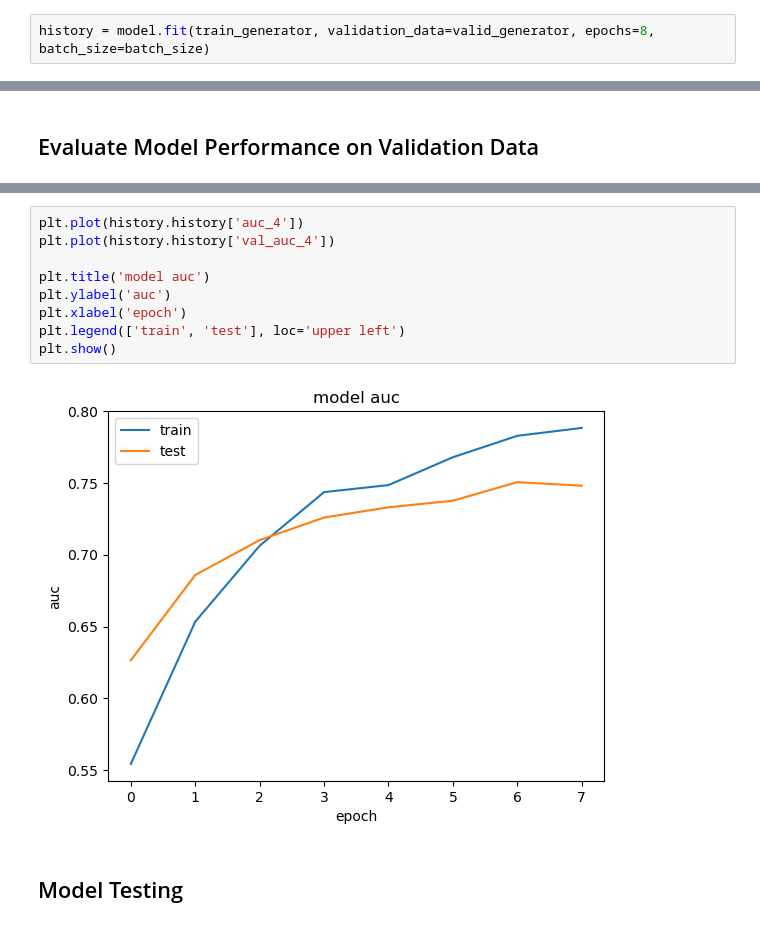
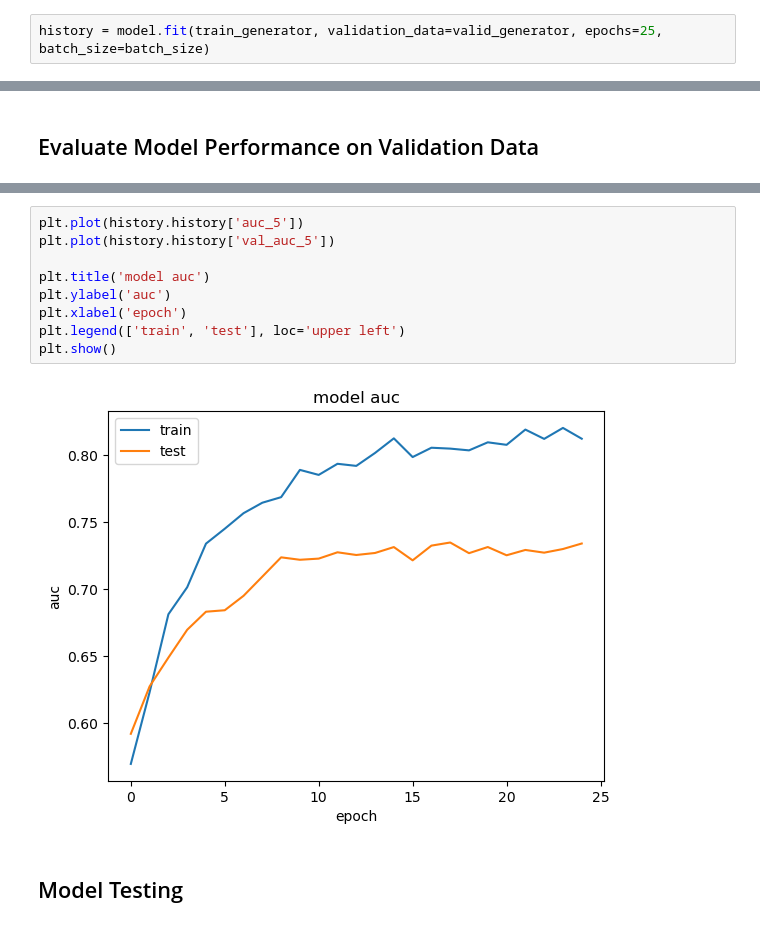
Before and after one commit to rachelwoodside/csci4155-chest-xray-model, a Jupyter notebook: cardiomegaly_only.ipynb, the cells around one changed output, grey strips where cells are left out. Drawn from its saved outputs; the diff is of its cells as text.

Commit message:
25 epoch training cardiomegaly only VGG19

```diff
--- a/cardiomegaly_only.ipynb
+++ b/cardiomegaly_only.ipynb
@@ -378,5 +378,5 @@ model = create_VGG19_model()
 # %% [markdown]
 ### Train Model
 # %%
-history = model.fit(train_generator, validation_data=valid_generator, epochs=8, batch_size=batch_size)
+history = model.fit(train_generator, validation_data=valid_generator, epochs=25, batch_size=batch_size)
 # %% [output]
@@ -453,14 +454,14 @@ plt.show()
 # %%
-plt.plot(history.history['auc_4'])
-plt.plot(history.history['val_auc_4'])
+plt.plot(history.history['auc_5'])
+plt.plot(history.history['val_auc_5'])
 
 plt.title('model auc')
 plt.ylabel('auc')
 plt.xlabel('epoch')
 plt.legend(['train', 'test'], loc='upper left')
 plt.show()
 # %% [output]
-[figure, old version]
+[figure, new version]
 # %% [markdown]
 ## Model Testing
 # %%
```
Also changed, not shown: parts of 10 cells of this notebook, 4 other files.
